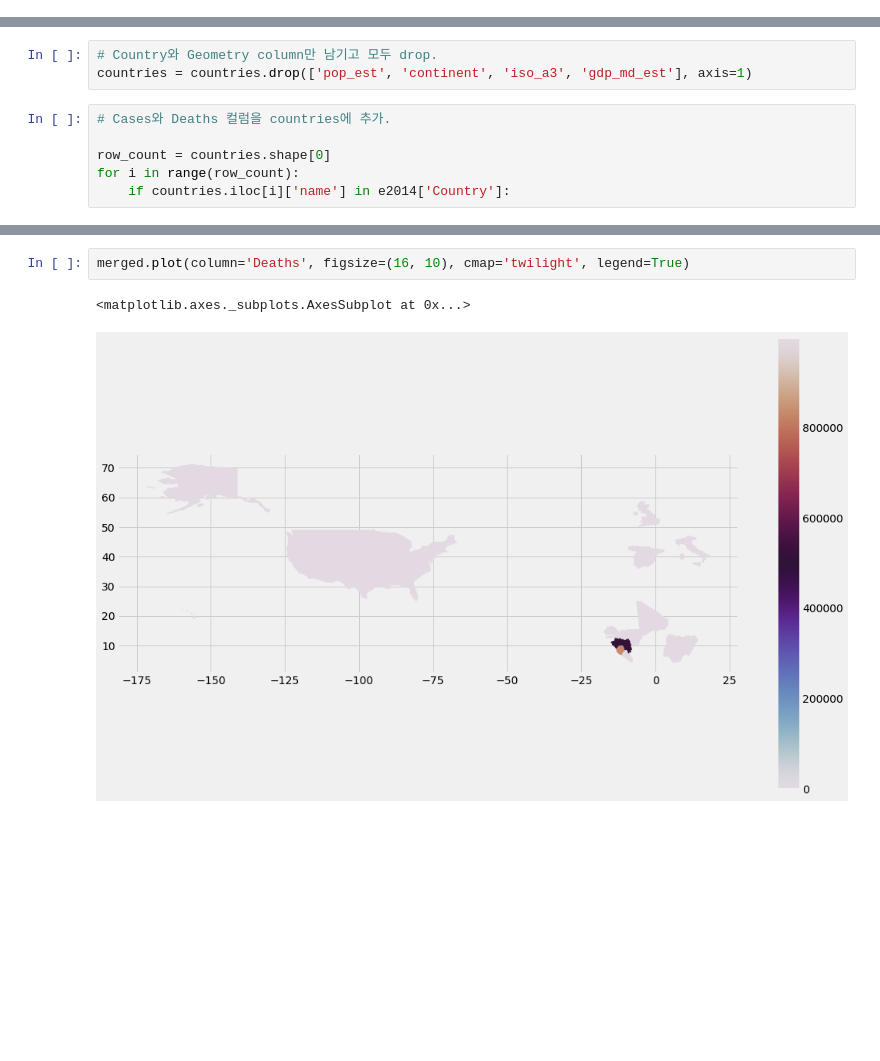
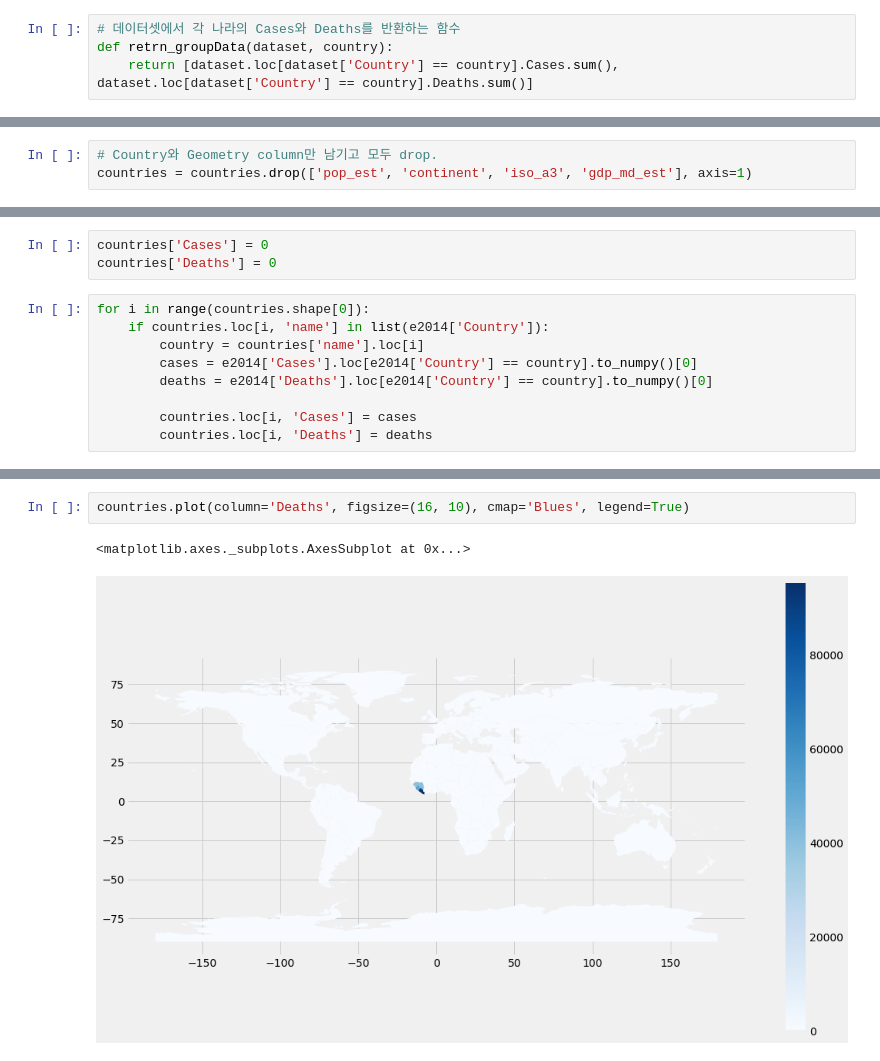
Before and after one commit to luckycontrol/BigData-Final-Project, a Jupyter notebook: ebola_an.ipynb, the cells around one changed output, grey strips where cells are left out. Cells and saved outputs as stored; diff of their text form; blank space fills up the shorter version.

```diff
--- a/ebola_an.ipynb
+++ b/ebola_an.ipynb
@@ -115,0 +74,4 @@ NameError: name 'get_Attr' is not defined
+# %%
+# 데이터셋에서 각 나라의 Cases와 Deaths를 반환하는 함수
+def retrn_groupData(dataset, country):
+    return [dataset.loc[dataset['Country'] == country].Cases.sum(), dataset.loc[dataset['Country'] == country].Deaths.sum()]
@@ -116,9 +124,3 @@ NameError: name 'get_Attr' is not defined
 # %%
 # Country와 Geometry column만 남기고 모두 drop.
 countries = countries.drop(['pop_est', 'continent', 'iso_a3', 'gdp_md_est'], axis=1)
-# %%
-# Cases와 Deaths 컬럼을 countries에 추가.
-
-row_count = countries.shape[0]
-for i in range(row_count):
-    if countries.iloc[i]['name'] in e2014['Country']:
@@ -126,0 +127,12 @@ for i in range(row_count):
+# %%
+countries['Cases'] = 0
+countries['Deaths'] = 0
+# %%
+for i in range(countries.shape[0]):
+    if countries.loc[i, 'name'] in list(e2014['Country']):
+        country = countries['name'].loc[i]
+        cases = e2014['Cases'].loc[e2014['Country'] == country].to_numpy()[0]
+        deaths = e2014['Deaths'].loc[e2014['Country'] == country].to_numpy()[0]
+
+        countries.loc[i, 'Cases'] = cases
+        countries.loc[i, 'Deaths'] = deaths
@@ -127,5 +144,5 @@ for i in range(row_count):
 # %%
-merged.plot(column='Deaths', figsize=(16, 10), cmap='twilight', legend=True)
+countries.plot(column='Deaths', figsize=(16, 10), cmap='Blues', legend=True)
 # %% [output]
 <matplotlib.axes._subplots.AxesSubplot at 0x...>
-[figure, old version]
+[figure, new version]
```
Also changed, not shown: parts of 9 cells of this notebook.
